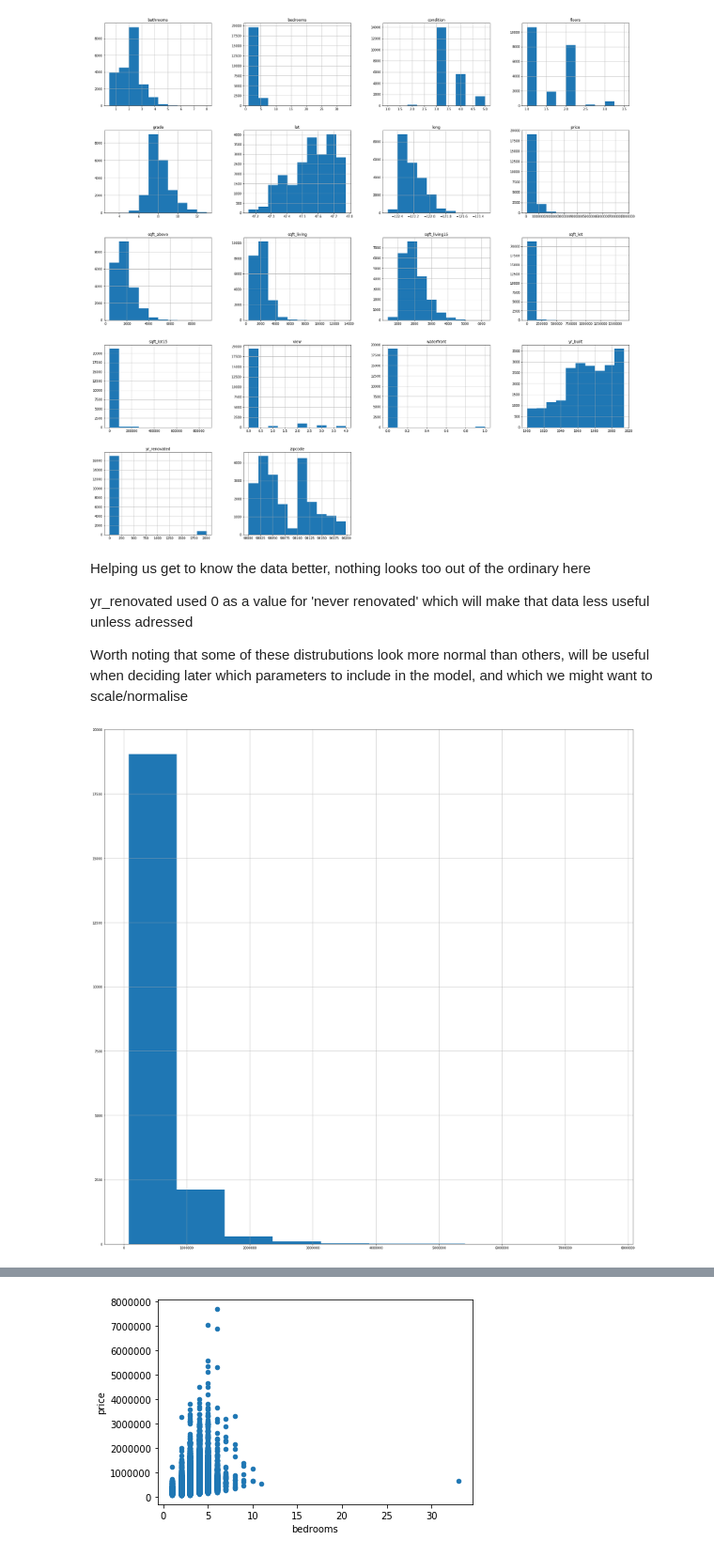
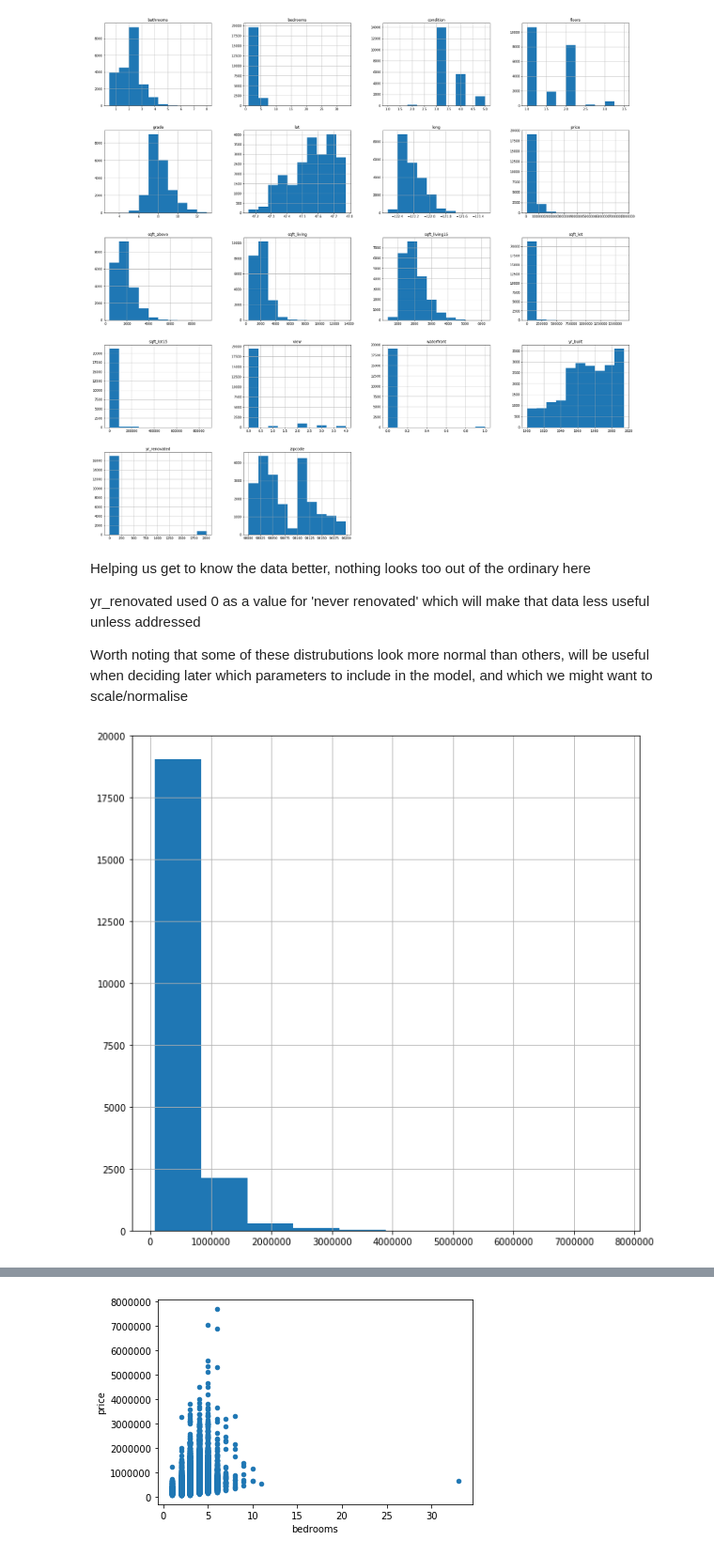
Before and after one commit to thomasribaroff/Mod1Project, a Jupyter notebook: Project Analysis.ipynb, the cells around one changed output, grey strips where cells are left out. Shown at 94% size. Cells and saved outputs as stored; diff of their text form; code cells hidden in the pictures.

```diff
--- a/Project Analysis.ipynb
+++ b/Project Analysis.ipynb
@@ -194,12 +197,12 @@ plt.show()
 # %% [markdown]
 Helping us get to know the data better, nothing looks too out of the ordinary here
 
-yr_renovated used 0 as a value for 'never renovated' which will make that data less useful unless adressed
+yr_renovated used 0 as a value for 'never renovated' which will make that data less useful unless addressed
 
 Worth noting that some of these distrubutions look more normal than others, will be useful when deciding later which parameters to include in the model, and which we might want to scale/normalise
 # %%
-df.price.hist(figsize = [30,30])
+df.price.hist(figsize = [10,10])
 plt.show()
 # %% [output]
-[figure, old version]
+[figure, new version]
 # %% [markdown]
```
Also changed, not shown: parts of 61 cells of this notebook, 7 other files.
